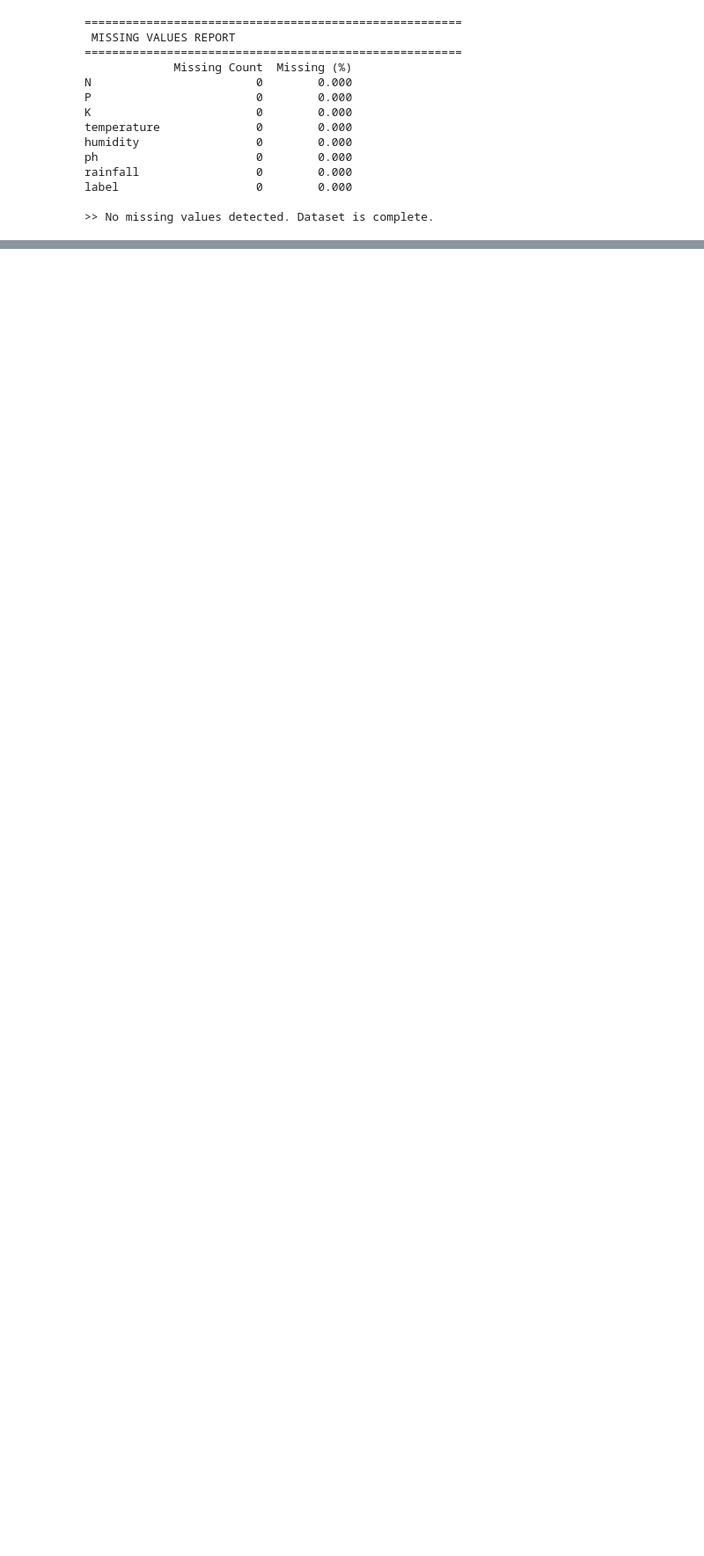
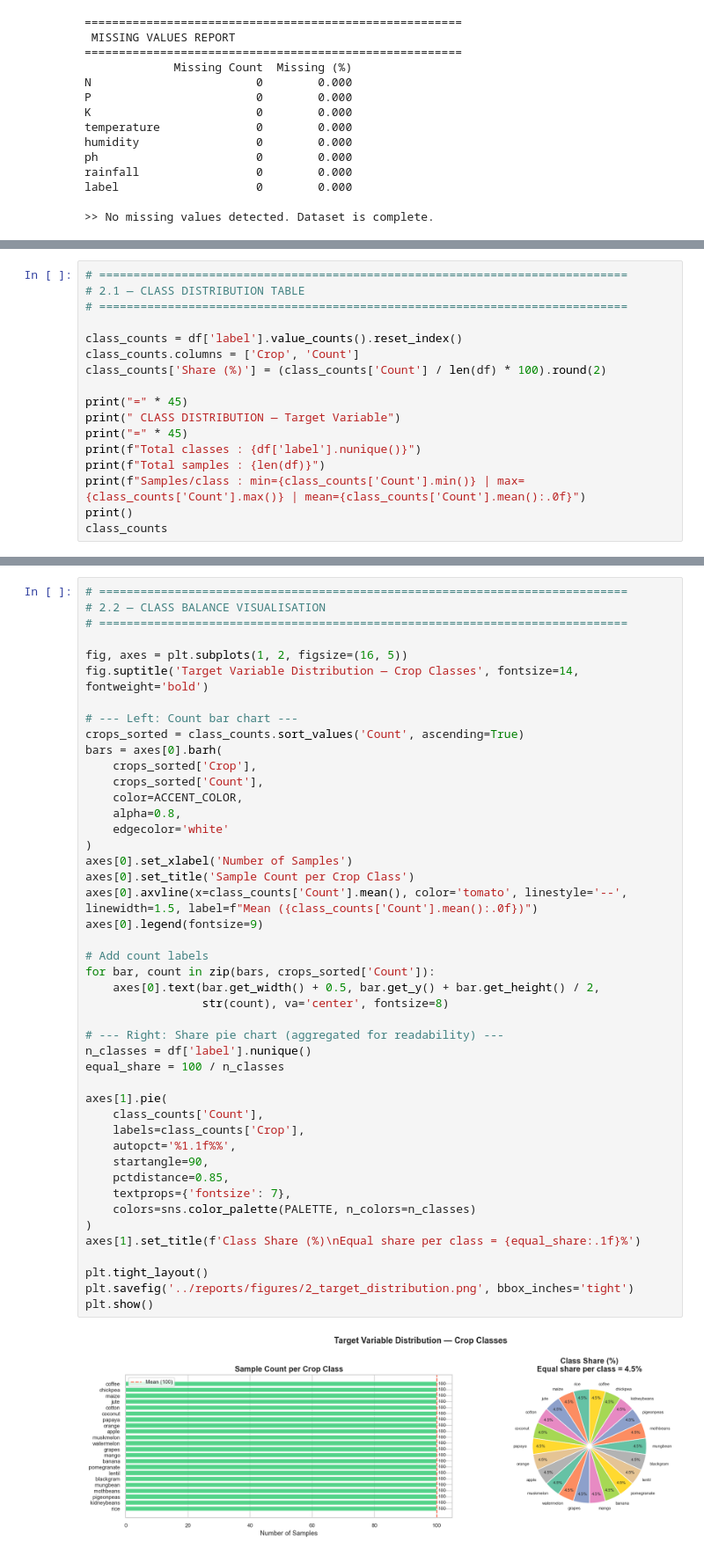
Before and after one commit to margarida-passos-cunha/machine-learning-project-group-e, a Jupyter notebook: notebooks/01_eda.ipynb, the cells around one changed output, grey strips where cells are left out. Shown at 88% size. Cells and saved outputs as stored; diff of their text form; blank space fills up the shorter version.

```diff
--- a/notebooks/01_eda.ipynb
+++ b/notebooks/01_eda.ipynb
@@ -229,0 +316,17 @@ else:
+# %%
+# =============================================================================
+# 2.1 — CLASS DISTRIBUTION TABLE
+# =============================================================================
+
+class_counts = df['label'].value_counts().reset_index()
+class_counts.columns = ['Crop', 'Count']
+class_counts['Share (%)'] = (class_counts['Count'] / len(df) * 100).round(2)
+
+print("=" * 45)
+print(" CLASS DISTRIBUTION — Target Variable")
+print("=" * 45)
+print(f"Total classes : {df['label'].nunique()}")
+print(f"Total samples : {len(df)}")
+print(f"Samples/class : min={class_counts['Count'].min()} | max={class_counts['Count'].max()} | mean={class_counts['Count'].mean():.0f}")
+print()
+class_counts
@@ -229,0 +357,47 @@ else:
+# %%
+# =============================================================================
+# 2.2 — CLASS BALANCE VISUALISATION
+# =============================================================================
+
+fig, axes = plt.subplots(1, 2, figsize=(16, 5))
+fig.suptitle('Target Variable Distribution — Crop Classes', fontsize=14, fontweight='bold')
+
+# --- Left: Count bar chart ---
+crops_sorted = class_counts.sort_values('Count', ascending=True)
+bars = axes[0].barh(
+    crops_sorted['Crop'],
+    crops_sorted['Count'],
+    color=ACCENT_COLOR,
+    alpha=0.8,
+    edgecolor='white'
+)
+axes[0].set_xlabel('Number of Samples')
+axes[0].set_title('Sample Count per Crop Class')
+axes[0].axvline(x=class_counts['Count'].mean(), color='tomato', linestyle='--', linewidth=1.5, label=f"Mean ({class_counts['Count'].mean():.0f})")
+axes[0].legend(fontsize=9)
+
+# Add count labels
+for bar, count in zip(bars, crops_sorted['Count']):
+    axes[0].text(bar.get_width() + 0.5, bar.get_y() + bar.get_height() / 2,
+                 str(count), va='center', fontsize=8)
+
+# --- Right: Share pie chart (aggregated for readability) ---
+n_classes = df['label'].nunique()
+equal_share = 100 / n_classes
+
+axes[1].pie(
+    class_counts['Count'],
+    labels=class_counts['Crop'],
+    autopct='%1.1f%%',
+    startangle=90,
+    pctdistance=0.85,
+    textprops={'fontsize': 7},
+    colors=sns.color_palette(PALETTE, n_colors=n_classes)
+)
+axes[1].set_title(f'Class Share (%)\nEqual share per class = {equal_share:.1f}%')
+
+plt.tight_layout()
+plt.savefig('../reports/figures/2_target_distribution.png', bbox_inches='tight')
+plt.show()
+# %% [output]
+[figure, added]
```
Also changed, not shown: parts of 28 cells of this notebook.
